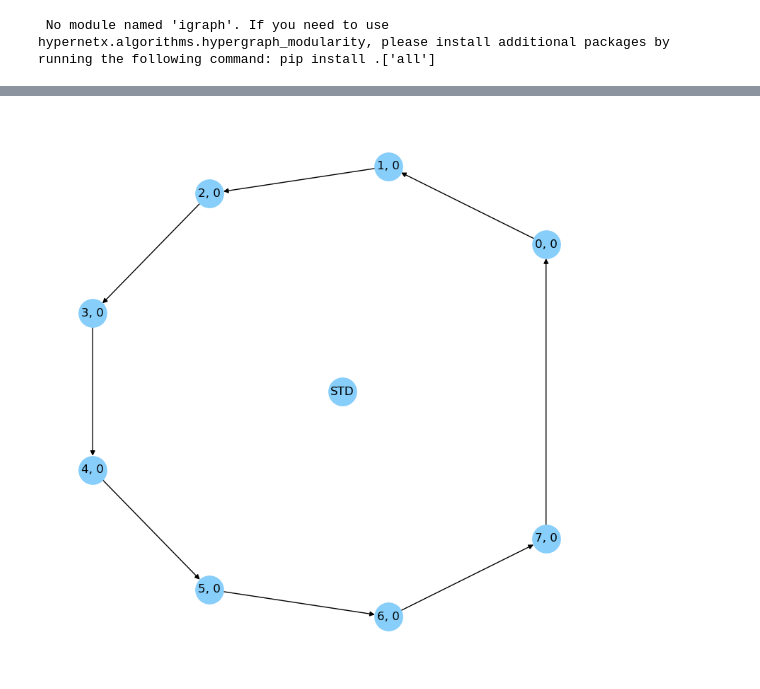
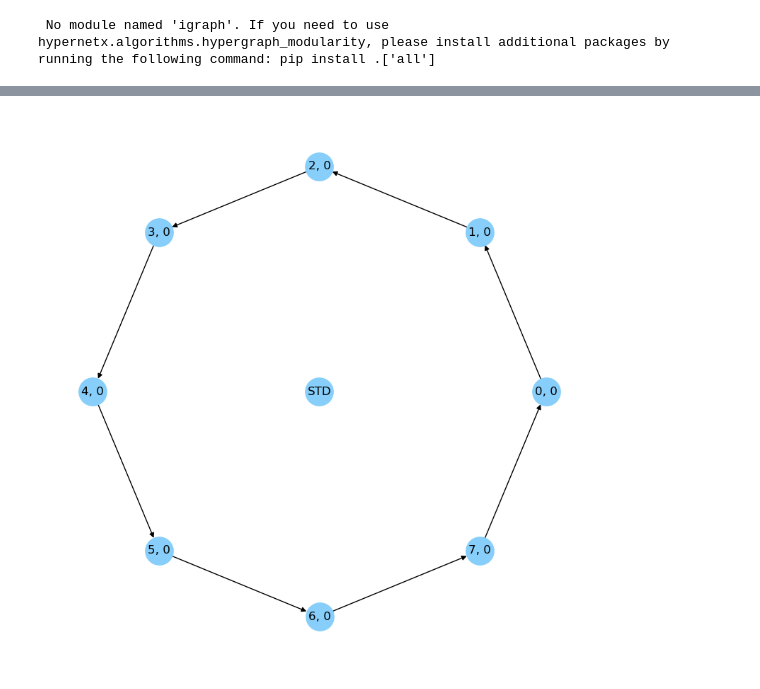
Before and after one commit to artcidp/QualitativeSimulation, a Jupyter notebook: 02 - Oscilador Armónico Simple - Energía Conservada.ipynb, the cells around one changed output, grey strips where cells are left out. Saved outputs shown, nothing was run; the diff lists cells and outputs as text; code cells hidden in the pictures.

```diff
--- a/02 - Oscilador Armónico Simple - Energía Conservada.ipynb
+++ b/02 - Oscilador Armónico Simple - Energía Conservada.ipynb
@@ -105,13 +105,13 @@ V2=[qs.variable for qs in all_q_spaces2]
 C2=[dt_x_vx,dt_vx_ax,mminus_ax_x,dt_t_dt,const_dt_pos,uplus_x_pe,uplus_vx_ke,add_ke_pe_E,const_E] #mplus_vxsq_ke,mult_vx_vx_vxsquared
 
 
-Dbar2={'t':qv_t0_none_sign,'x':qv_x0,'vx':qualitative_value(zero,None),'ax':qv_ax0,#'vx_squared':qualitative_value(zero,None),
+Dbar2={'t':qualitative_value(t0,None),'x':qv_x0,'vx':qualitative_value(zero,None),'ax':qv_ax0,#'vx_squared':qualitative_value(zero,None),
        'K':qualitative_value(zero,None),'U':qualitative_value(U0,None),'E':qualitative_value(E0,None)}
 initial_conditions_state2=Qualitative_State(Dbar2)
 
 
-Dbar_zero2={'t':qv_t0_none_sign,'x':qualitative_value(zero,None),'vx':qualitative_value(zero,None),'ax':qualitative_value(zero,None),
-            'K':qualitative_value(zero,None),'U':qualitative_value(zero,None),'E':qualitative_value(zero,None)}
+Dbar_zero2={'t':qualitative_value(t0,None),'x':qualitative_value(zero,None),'vx':qualitative_value(zero,None),'ax':qualitative_value(zero,None),
+            'K':qualitative_value(None,None),'U':qualitative_value(zero,None),'E':qualitative_value(zero,None)}
 initial_conditions_state02=Qualitative_State(Dbar_zero2)
 # %%
 V2,Q2,C2,initial_conditions_state2
@@ -162,6 +162,8 @@ with open("Tree Outputs/02 - Oscilador Armónico Simple con Energía Conservada.
             print(str(pre)+str(node.name["loc"])+":"+str({key: node.name["State"].get(key,qv_none_both) for key in V2})+" -> "+str(node.name["cycle_loc"]),file=f)
 # %%
 #stationary initial state
+qv_none_both=qualitative_value(None,None)
+Trans_conditions=[False]
 const_E_stationary=Constant([E_qs],current_value=zero)
 stationary_energy_root=QSIM(V2,Q2,C2[:-1]+[const_E_stationary],Trans_conditions,initial_conditions_state02,time_var="t",cycle_match_criteria="strong",max_breadth=3000,max_depth=9)
 # %% [output]
@@ -276,42 +279,45 @@ for i,behavior in enumerate(all_behaviors):
 
 data_df=pd.DataFrame(data,columns=["Behavior_No","State","Q","loc","cycle_loc"])
 
+aux_df=data_df[data_df["Behavior_No"]!=0]
 
-behavior_nodes=data_df.drop_duplicates(subset=["State"])["State"].to_list()
+behavior_nodes=aux_df.drop_duplicates(subset=["State"])["State"].to_list()
 #add cycle edges
-for index, row in data_df.dropna(subset=["cycle_loc"])[["loc","cycle_loc"]].drop_duplicates().iterrows():
+for index, row in aux_df.dropna(subset=["cycle_loc"])[["loc","cycle_loc"]].drop_duplicates().iterrows():
     loc1,loc2=row["loc"],row["cycle_loc"]
-    state1=data_df[data_df["loc"]==loc1]["State"].iloc[-1]
-    state2=data_df[data_df["loc"]==loc2]["State"].iloc[-1]
+    state1=aux_df[aux_df["loc"]==loc1]["State"].iloc[-1]
+    state2=aux_df[aux_df["loc"]==loc2]["State"].iloc[-1]
     behavior_edges.append([state1,state2])
 
 G2.add_nodes_from(behavior_nodes)
 G2.add_edges_from(behavior_edges)
 
 #pos=nx.spectral_layout(G)
 #pos=nx.shell_layout(G) #x
 #pos=nx.random_layout(G)
 pos=nx.circular_layout(G2) #x
 #pos=nx.kamada_kawai_layout(G) #x
 #pos=nx.planar_layout(G) #x
 #pos=nx.spring_layout(G,center=(0,0),k=2)
 
+
 labels = {}
 for i,node in enumerate(G2.nodes()):
     labels[node] = data_df[data_df["State"]==node]["loc"].apply(lambda x: str(x).replace("(","").replace(")","")).iloc[0]
 
 #change info for stationary behavior
 stationary_state=HashableDict(stationary_behavior[0].name["State"])
+G2.add_node(stationary_state)
 pos[stationary_state]=np.array([0,0])
 labels[stationary_state]="STD"
 
 fig=plt.figure(figsize=(10,10))
 #ax=fig.add_subplot(111)
 
 # # Draw the graph in the first subplot
 nx.draw_networkx(G2, with_labels=True,arrows=True,pos=pos,node_size=800,node_color="lightskyblue",labels=labels) #labels
 plt.box(False)
-#plt.savefig('Document Figures/4osc_arm_sim_envisionment.png',bbox_inches='tight', pad_inches=0.075)
+plt.savefig('../Document Figures/4osc_arm_sim_energia_conservada_envisionment.png',bbox_inches='tight', pad_inches=0.075)
 plt.show()
 # %% [output]
-[figure, old version]
+[figure, new version]
```
Also changed, not shown: parts of 3 cells of this notebook, 4 other files.
